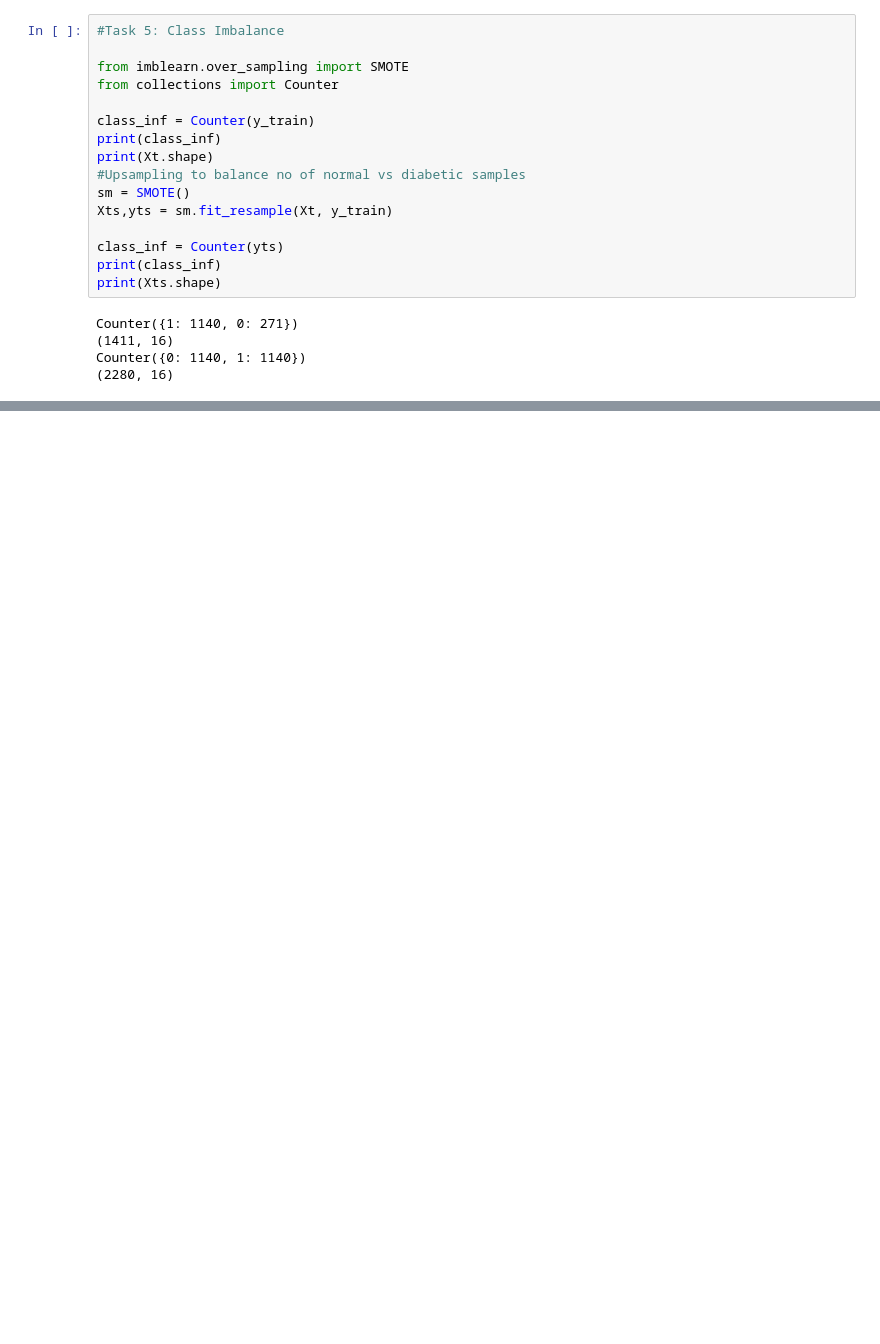
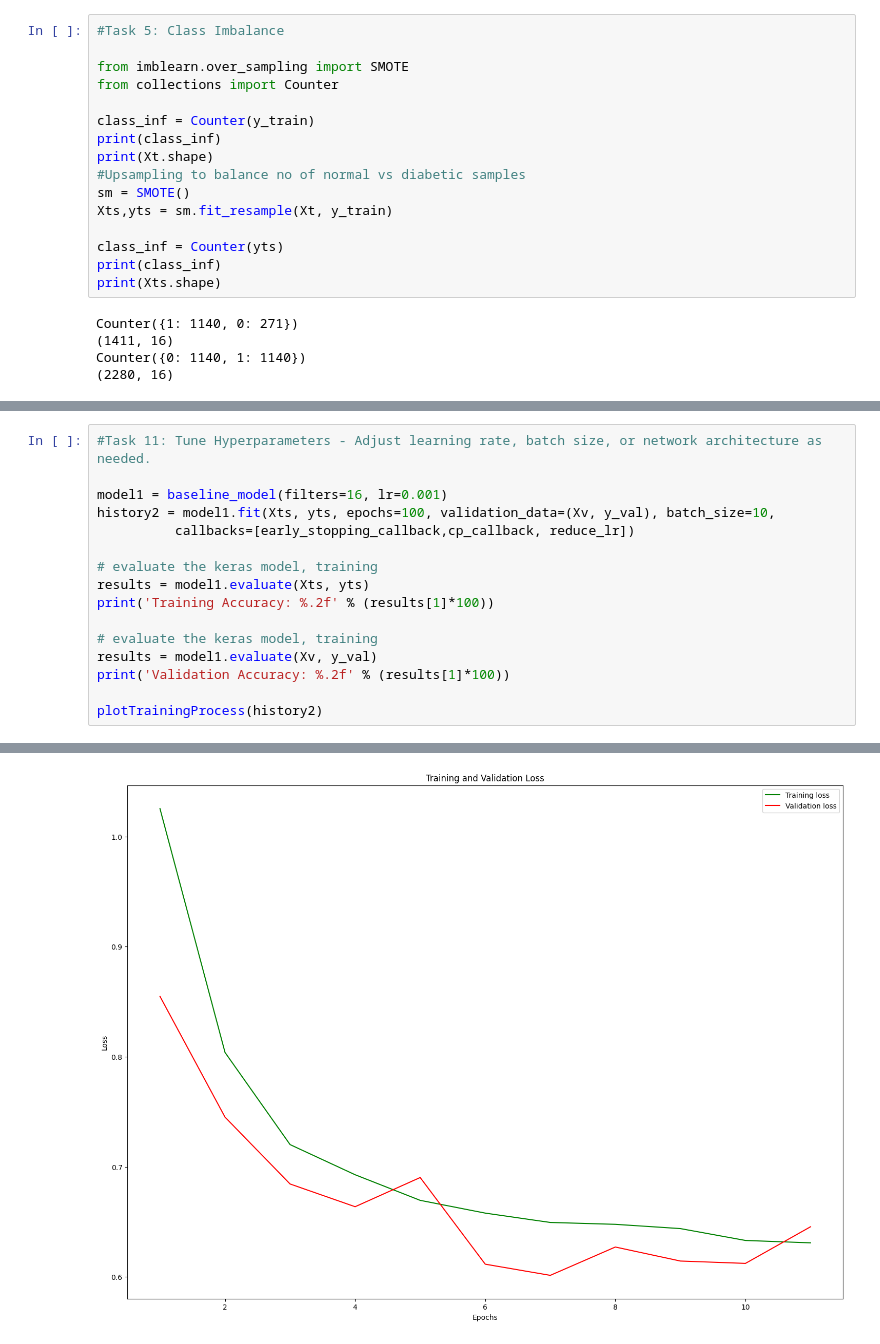
Before and after one commit to gsarada/AICourse-2026, a Jupyter notebook: mod3assmt.ipynb, the cells around one changed output, grey strips where cells are left out. Cells and saved outputs as stored; diff of their text form; blank space fills up the shorter version.

```diff
--- a/mod3assmt.ipynb
+++ b/mod3assmt.ipynb
@@ -385,0 +411,17 @@ plt.show()
+# %%
+#Task 11: Tune Hyperparameters - Adjust learning rate, batch size, or network architecture as needed.
+
+model1 = baseline_model(filters=16, lr=0.001)
+history2 = model1.fit(Xts, yts, epochs=100, validation_data=(Xv, y_val), batch_size=10,
+          callbacks=[early_stopping_callback,cp_callback, reduce_lr])
+
+# evaluate the keras model, training
+results = model1.evaluate(Xts, yts)
+print('Training Accuracy: %.2f' % (results[1]*100))
+
+# evaluate the keras model, training
+results = model1.evaluate(Xv, y_val)
+print('Validation Accuracy: %.2f' % (results[1]*100))
+
+plotTrainingProcess(history2)
+# %% [output]
@@ -385,0 +445 @@ plt.show()
+[figure, added]
```
Also changed, not shown: parts of 13 cells of this notebook.
